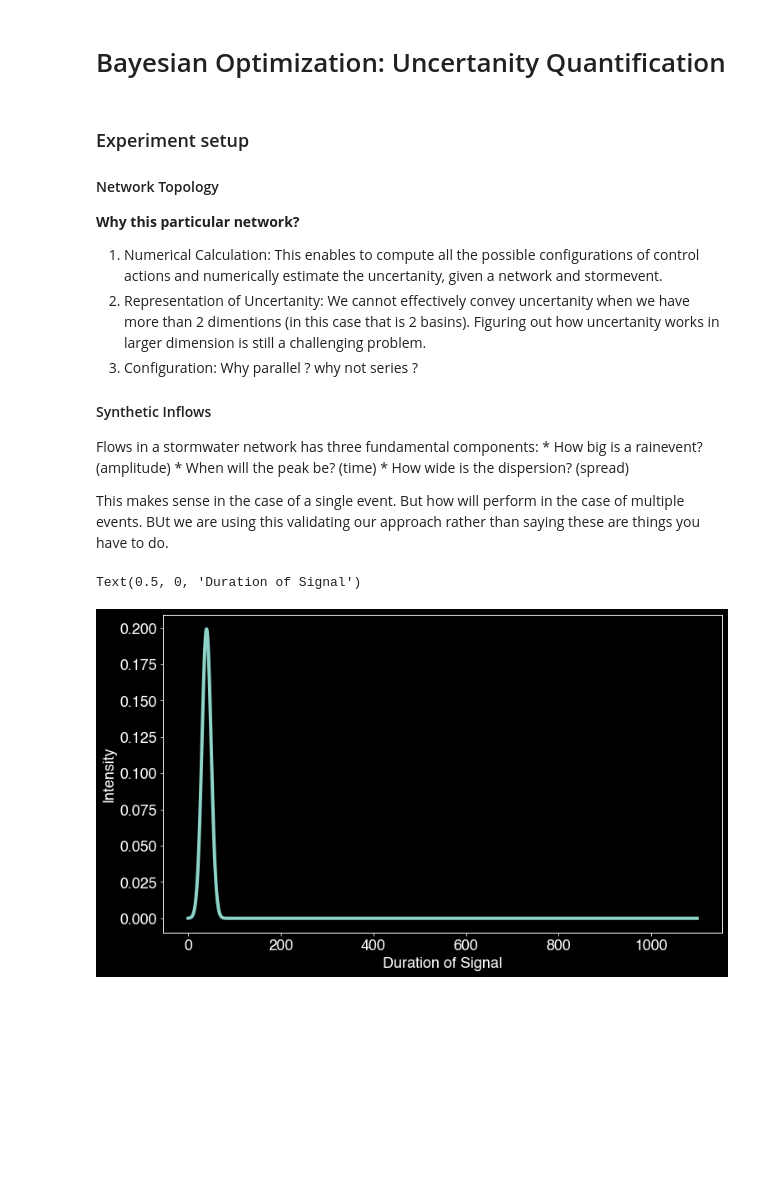
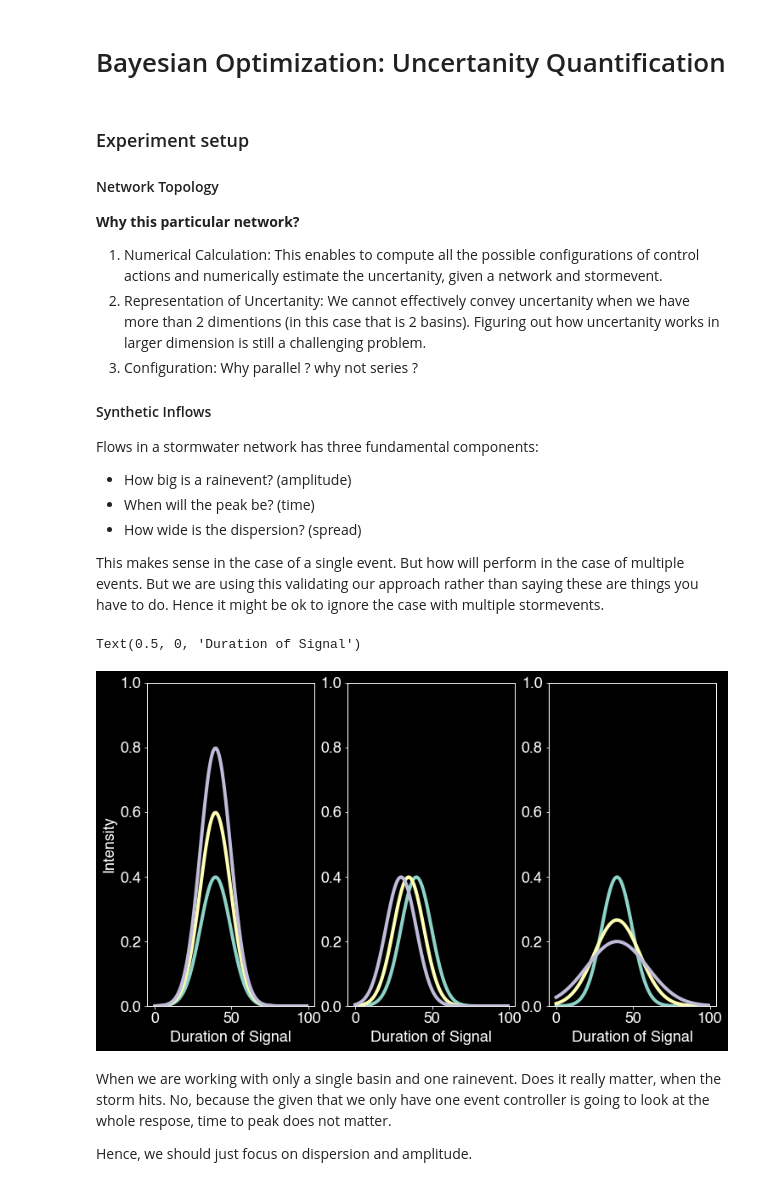
Before and after one commit to kLabUM/BaeOpt, a Jupyter notebook: scenarios/Uncertanity/BayesianOptimization-UQ.ipynb, the cells around one changed output. Saved outputs shown, nothing was run; the diff lists cells and outputs as text; code cells hidden in the pictures; blank space fills up the shorter version.

```diff
--- a/scenarios/Uncertanity/BayesianOptimization-UQ.ipynb
+++ b/scenarios/Uncertanity/BayesianOptimization-UQ.ipynb
@@ -25,11 +25,11 @@ plt.rcParams['font.sans-serif'] = 'Helvetica'
 
 #### Synthetic Inflows
 Flows in a stormwater network has three fundamental components:
-    * How big is a rainevent? (amplitude)
-    * When will the peak be? (time)
-    * How wide is the dispersion? (spread)
+* How big is a rainevent? (amplitude)
+* When will the peak be? (time)
+* How wide is the dispersion? (spread)
 
-This makes sense in the case of a single event. But how will perform in the case of multiple events. BUt we are using this validating our approach rather than saying these are things you have to do.
+This makes sense in the case of a single event. But how will perform in the case of multiple events. But we are using this validating our approach rather than saying these are things you have to do. Hence it might be ok to ignore the case with multiple stormevents.
 # %%
 def SynthNetwork(actions, flows):
     env = environment(baestorm.load_networks("parallel"), False)
@@ -55,17 +56,37 @@ def SynthNetwork(actions, flows):
     return data["outflow"], sum(data["overflow"])
 # %%
-def GaussianSignal(x, amplitude, timetopeak, dispersion, padding_length):
+def GaussianSignal(x, amplitude, timetopeak, dispersion):
     flows = amplitude * (1.0/(dispersion*(np.sqrt(2.0*np.pi)))) * np.exp(-0.5*((x-timetopeak)/dispersion)**2)
     return flows
 # %%
 x = np.linspace(-10.0, 10.0, 100)
-flows = GaussianSignal(x, 1.0, -2.0, 2.0, 1000)
+flows = GaussianSignal(x, 1.0, -2.0, 2.0)
-# %%
-for amp in [2.0, 3.0, 4.0]:
-    flows = GaussianSignal(x, 1.0, -2.0, 2.0, 1000)
-    plt.plot(flows)
-plt.ylabel("Intensity")
-plt.xlabel("Duration of Signal")
-# %% [output]
-Text(0.5, 0, 'Duration of Signal')
-[figure, removed]
+# %%
+plt.subplot(1,3,1)
+for amp in [2.0, 3.0, 4.0]:
+    flows = GaussianSignal(x, amp, -2.0, 2.0)
+    plt.plot(flows)
+    plt.ylim([0.0, 1.0])
+plt.ylabel("Intensity")
+plt.xlabel("Duration of Signal")
+
+plt.subplot(1,3,2)
+for srt in [2.0, 3.0, 4.0]:
+    flows = GaussianSignal(x, 2.0, -srt, 2.0)
+    plt.plot(flows)
+    plt.ylim([0.0, 1.0])
+plt.xlabel("Duration of Signal")
+
+plt.subplot(1,3,3)
+for disp in [2.0, 3.0, 4.0]:
+    flows = GaussianSignal(x, 2.0, -2.0, disp)
+    plt.plot(flows)
+    plt.ylim([0.0, 1.0])
+plt.xlabel("Duration of Signal")
+# %% [output]
+Text(0.5, 0, 'Duration of Signal')
+[figure, added]
+# %% [markdown]
+When we are working with only a single basin and one rainevent. Does it really matter, when the storm hits. No, because the given that we only have one event controller is going to look at the whole respose, time to peak does not matter.
+
+Hence, we should just focus on dispersion and amplitude.
```
Also changed, not shown: parts of 4 cells of this notebook.
